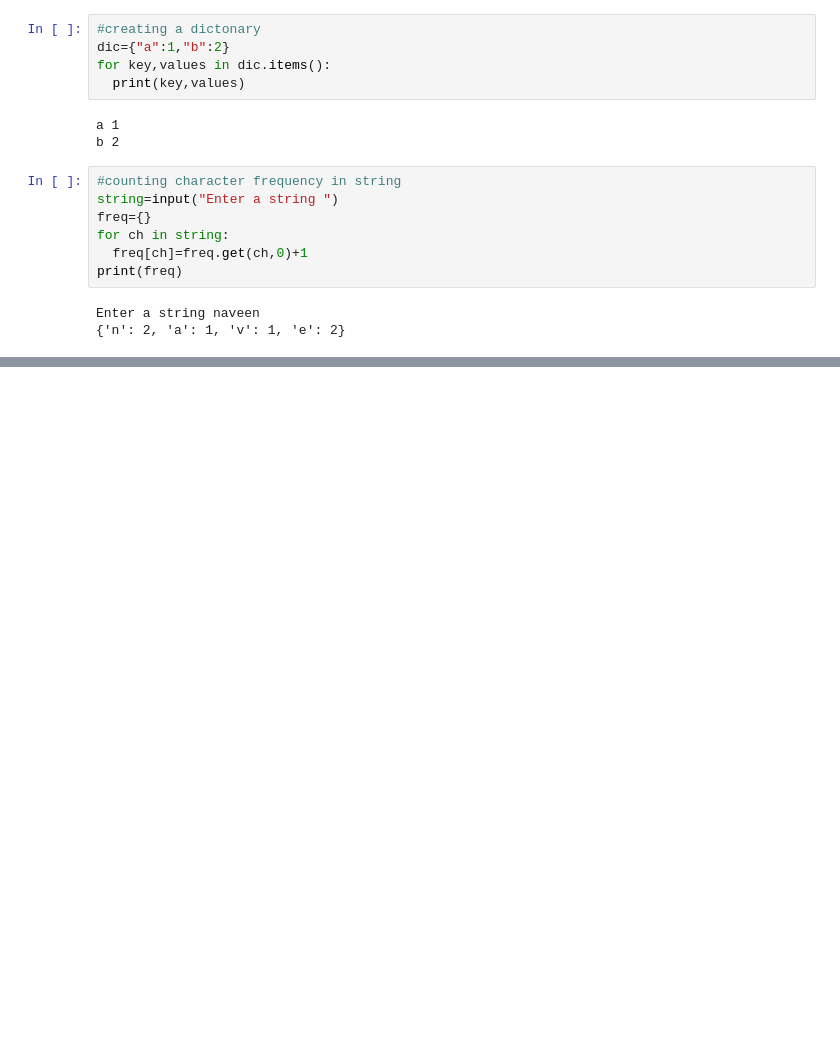
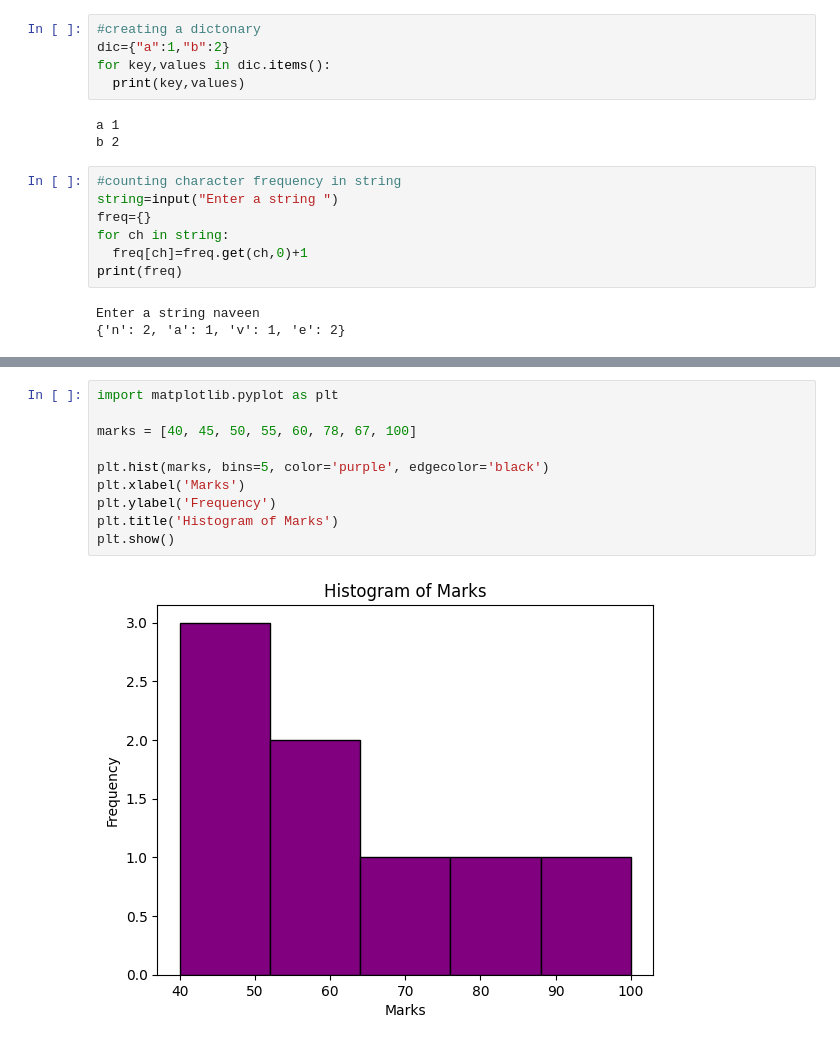
Before and after one commit to irinemb/ASIET, a Jupyter notebook: python.ipynb, the cells around one changed output, grey strips where cells are left out. Cells and saved outputs as stored; diff of their text form; blank space fills up the shorter version.

```diff
--- a/python.ipynb
+++ b/python.ipynb
@@ -381,0 +474,12 @@ Enter a string naveen
+# %%
+import matplotlib.pyplot as plt
+
+marks = [40, 45, 50, 55, 60, 78, 67, 100]
+
+plt.hist(marks, bins=5, color='purple', edgecolor='black')
+plt.xlabel('Marks')
+plt.ylabel('Frequency')
+plt.title('Histogram of Marks')
+plt.show()
+# %% [output]
+[figure, added]
```
Also changed, not shown: parts of 8 cells of this notebook.
